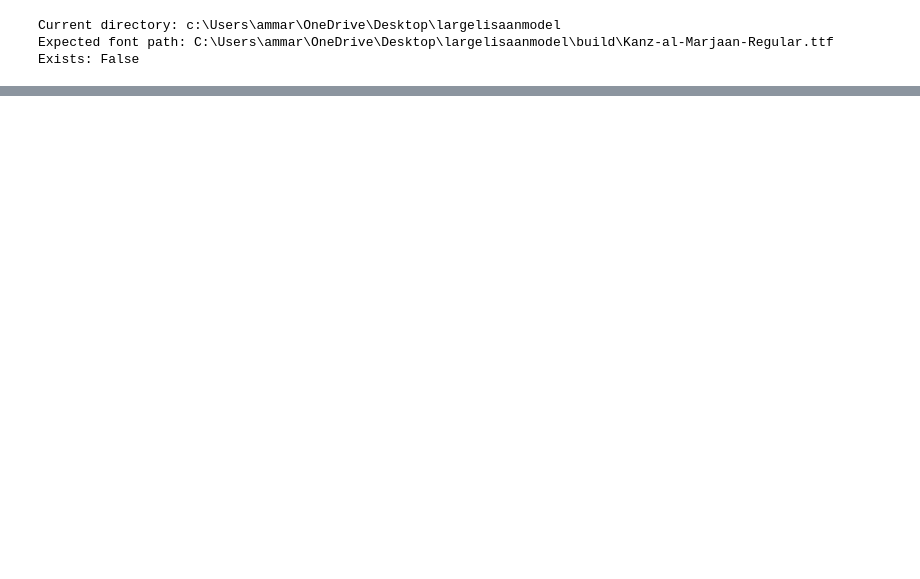
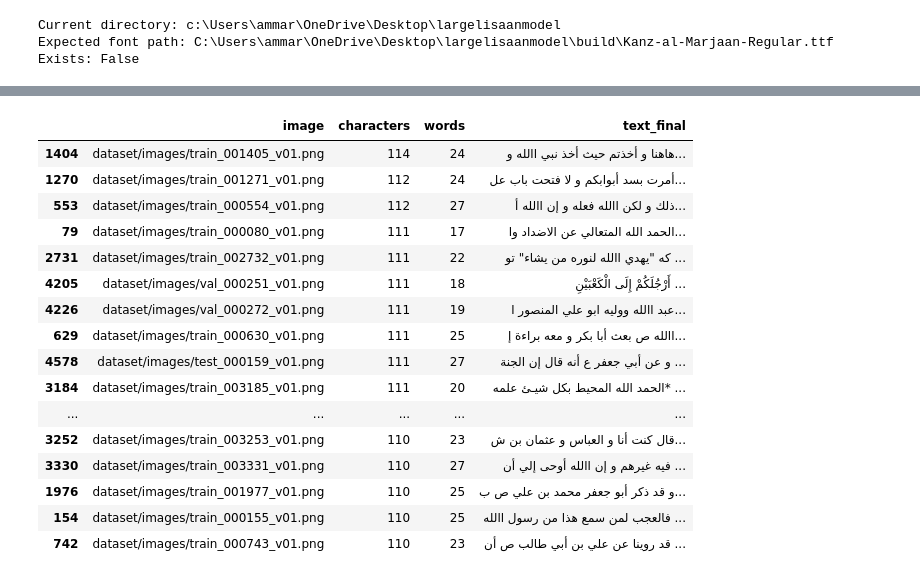
Before and after one commit to MuhammadSyyed/largelisaanmodel, a Jupyter notebook: notebook.ipynb, the cells around one changed output, grey strips where cells are left out. Saved outputs shown, nothing was run; the diff lists cells and outputs as text; code cells hidden in the pictures; blank space fills up the shorter version.

Commit message:
qwen dataset update

```diff
--- a/notebook.ipynb
+++ b/notebook.ipynb
@@ -202,0 +1124,28 @@ FileNotFoundError: [Errno 2] No such file or directory: 'Kanz-al-Marjaan-Regular
+# %%
+all_final = pd.concat(
+    [train_df, val_df, test_df],
+    ignore_index=True
+)
+
+all_final["characters"] = (
+    all_final["text_final"].str.len()
+)
+
+all_final["words"] = (
+    all_final["text_final"]
+    .apply(lambda x: len(x.split()))
+)
+
+display(
+    all_final[
+        ["characters", "words"]
+    ].describe(
+        percentiles=[
+            .50,
+            .75,
+            .90,
+            .95,
+            .99
+        ]
+    )
+)
@@ -202,0 +1164,34 @@ FileNotFoundError: [Errno 2] No such file or directory: 'Kanz-al-Marjaan-Regular
+# %%
+display(
+    all_final
+    .sort_values(
+        "characters",
+        ascending=False
+    )[
+        [
+            "image",
+            "characters",
+            "words",
+            "text_final"
+        ]
+    ]
+    .head(30)
+)
+# %% [output]
+|  | image | characters | words | text_final |
+| 1404 | dataset/images/train_001405_v01.png | 114 | 24 | هاهنا و أخذتم حيث أخذ نبي االله و... |
+| 1270 | dataset/images/train_001271_v01.png | 112 | 24 | أمرت بسد أبوابكم و لا فتحت باب عل... |
+| 553 | dataset/images/train_000554_v01.png | 112 | 27 | ذلك و لكن االله فعله و إن االله أ... |
+| 79 | dataset/images/train_000080_v01.png | 111 | 17 | الحمد الله المتعالي عن الاضداد وا... |
+| 2731 | dataset/images/train_002732_v01.png | 111 | 22 | كه "يهدي االله لنوره من يشاء" تو ... |
+| 4205 | dataset/images/val_000251_v01.png | 111 | 18 | أَرْجُلَكُمْ إِلَى الْكَعْبَيْنِ ... |
+| 4226 | dataset/images/val_000272_v01.png | 111 | 19 | عبد االله ووليه ابو علي المنصور ا... |
+| 629 | dataset/images/train_000630_v01.png | 111 | 25 | االله ص بعث أبا بكر و معه براءة إ... |
+| 4578 | dataset/images/test_000159_v01.png | 111 | 27 | و عن أبي جعفر ع أنه قال إن الجنة ... |
+| 3184 | dataset/images/train_003185_v01.png | 111 | 20 | الحمد الله المحيط بكل شيـئ علمه* ... |
+| ... | ... | ... | ... | ... |
+| 3252 | dataset/images/train_003253_v01.png | 110 | 23 | قال كنت أنا و العباس و عثمان بن ش... |
+| 3330 | dataset/images/train_003331_v01.png | 110 | 27 | فيه غيرهم و إن االله أوحى إلي أن ... |
+| 1976 | dataset/images/train_001977_v01.png | 110 | 25 | و قد ذكر أبو جعفر محمد بن علي ص ب... |
+| 154 | dataset/images/train_000155_v01.png | 110 | 25 | فالعجب لمن سمع هذا من رسول االله ... |
+| 742 | dataset/images/train_000743_v01.png | 110 | 23 | قد روينا عن علي بن أبي طالب ص أن ... |
```
Also changed, not shown: parts of 56 cells of this notebook, 7 other files.
